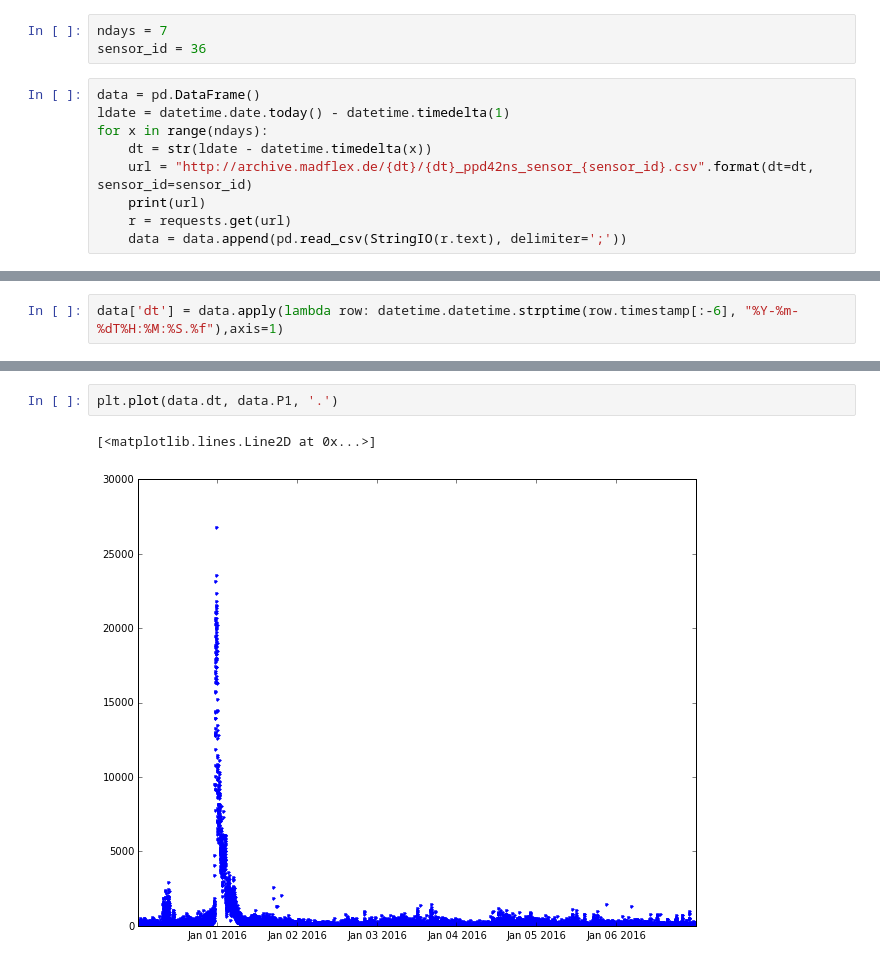
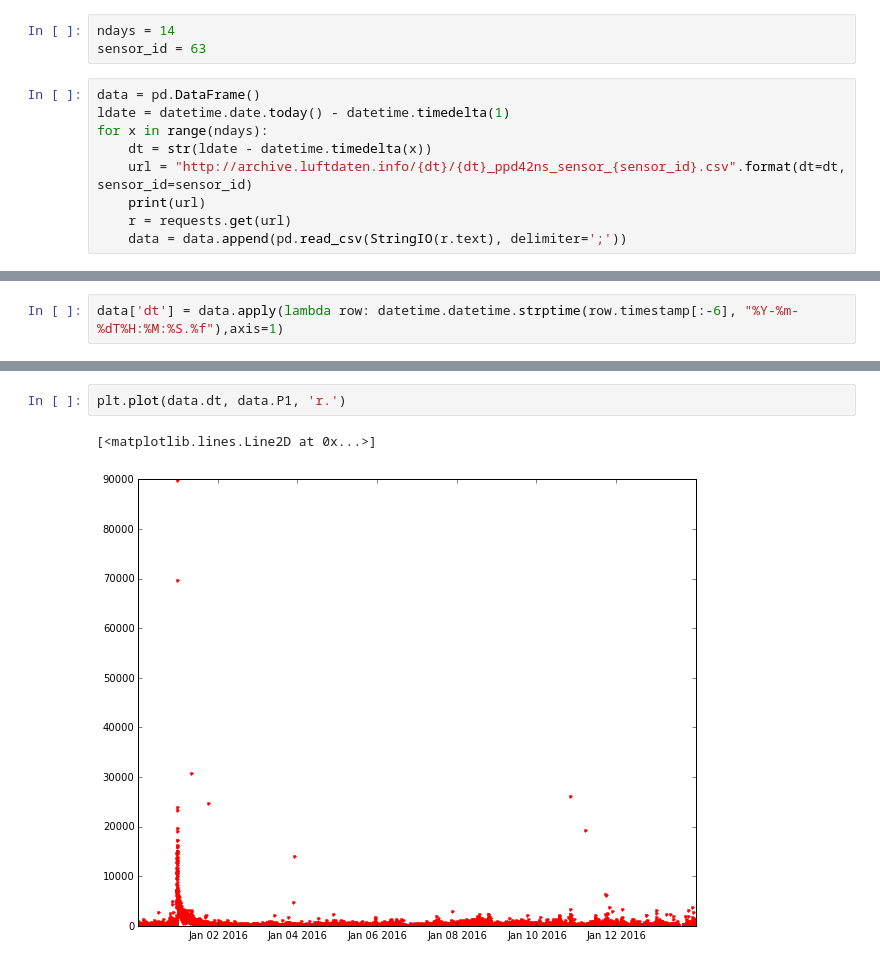
Before and after one commit to opendata-stuttgart/jupyter, a Jupyter notebook: notebook/plot_one_sensor.ipynb, the cells around one changed output, grey strips where cells are left out. Saved outputs shown, nothing was run; the diff lists cells and outputs as text.

Commit message:
use new archive url

```diff
--- a/notebook/plot_one_sensor.ipynb
+++ b/notebook/plot_one_sensor.ipynb
@@ -6,14 +6,14 @@ from io import StringIO
 import matplotlib.pyplot as plt
 %matplotlib inline
 # %%
-ndays = 7
-sensor_id = 36
+ndays = 14
+sensor_id = 63
 # %%
 data = pd.DataFrame()
 ldate = datetime.date.today() - datetime.timedelta(1)
 for x in range(ndays):
     dt = str(ldate - datetime.timedelta(x))
-    url = "http://archive.madflex.de/{dt}/{dt}_ppd42ns_sensor_{sensor_id}.csv".format(dt=dt, sensor_id=sensor_id)
+    url = "http://archive.luftdaten.info/{dt}/{dt}_ppd42ns_sensor_{sensor_id}.csv".format(dt=dt, sensor_id=sensor_id)
     print(url)
     r = requests.get(url)
     data = data.append(pd.read_csv(StringIO(r.text), delimiter=';'))
@@ -44,5 +51,5 @@ plt.plot(data.dt, data.P2, '.')
 # %%
-plt.plot(data.dt, data.P1, '.')
+plt.plot(data.dt, data.P1, 'r.')
 # %% [output]
 [<matplotlib.lines.Line2D at 0x...>]
-[figure, old version]
+[figure, new version]
```
Also changed, not shown: parts of 3 cells of this notebook.
